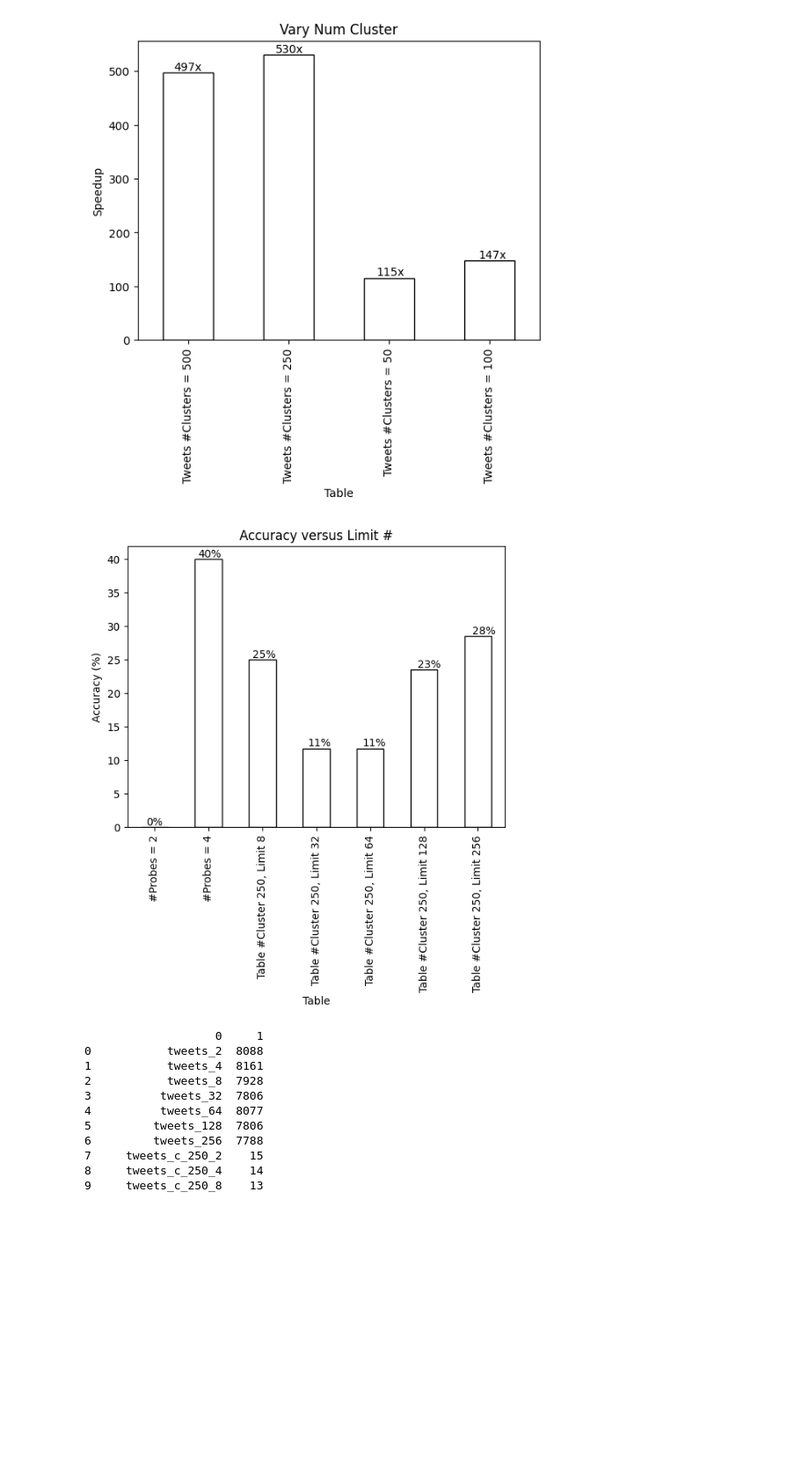
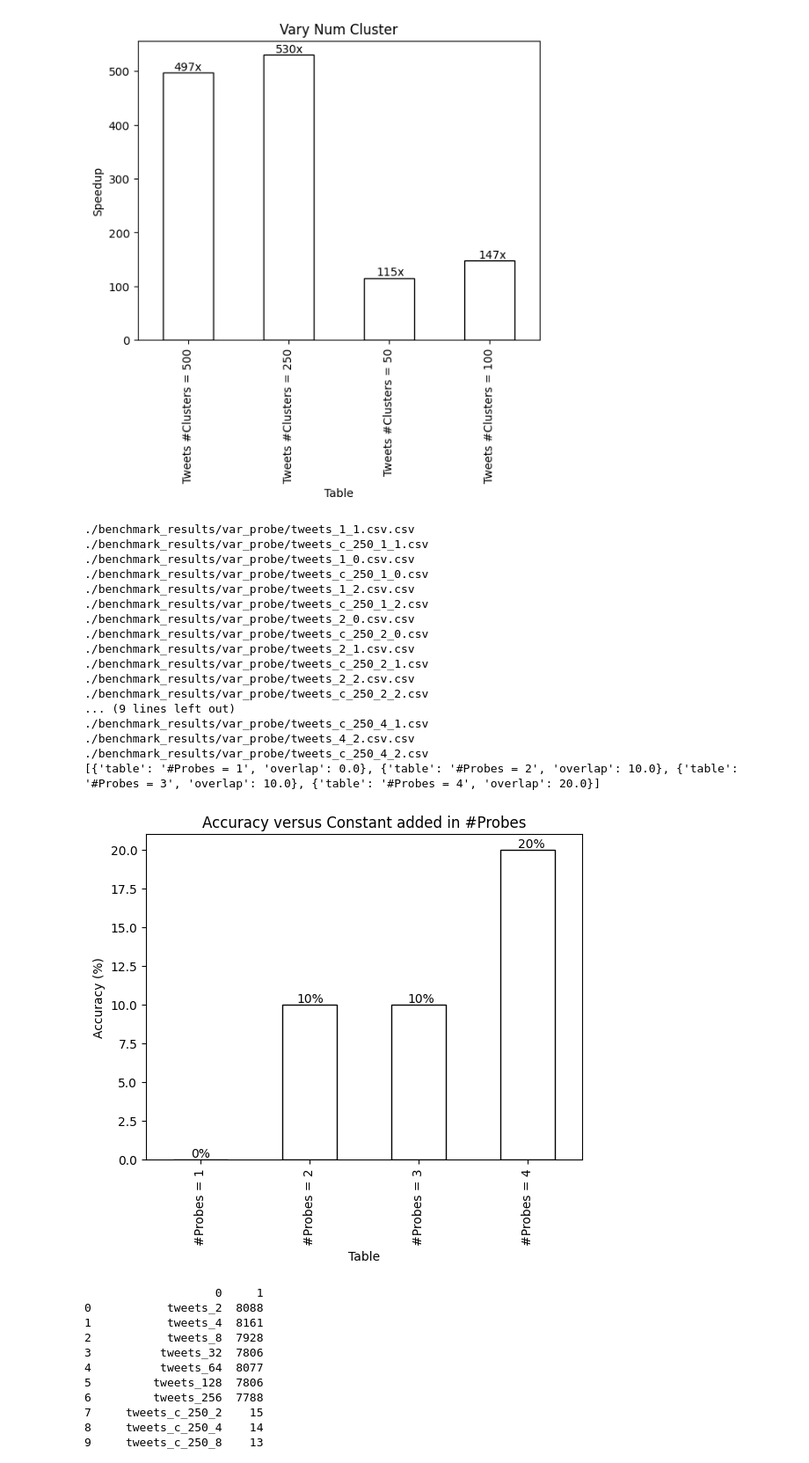
Before and after one commit to PeterHolderrieth/AILIKE, a Jupyter notebook: go-db/godb/plot.ipynb, the cells around one changed output. Shown at 88% size. Saved outputs shown, nothing was run; the diff lists cells and outputs as text; code cells hidden in the pictures; blank space fills up the shorter version.

Commit message:
can plot with new accuracy

```diff
--- a/go-db/godb/benchmark_results/Untitled.ipynb
+++ b/go-db/godb/plot.ipynb
@@ -54,17 +55,19 @@ def plot_accuracy(dir, comparisons, name="result"):
 
     percentages = []
     for table in comparisons:
-        baseline_file = f"{dir}/{comparisons[table]}.csv"
-        table_file = f"{dir}/{table}.csv"
-
-        with open(f"{dir}/{comparisons[table]}.csv", 'r') as file:
-            base_lines_data = file.readlines()
-        with open(f"{dir}/{table}.csv", 'r') as file:
-            table_file = file.readlines()
-
-        intersection = set(base_lines_data) & set(table_file)
-        percentage = (len(intersection) / min(len(base_lines_data), len(table_file))) * 100
-        percentages.append({'table': real_names[table], 'overlap' : percentage})
+        files = [filename for filename in os.listdir(dir) if filename.startswith(table + "_")]
+        percentage_local = []
+        for file in files:
+            print(f"{dir}/{file.replace(table, comparisons[table])}.csv")
+            print(f"{dir}/{file}")
+            with open(f"{dir}/{file.replace(table, comparisons[table])}", 'r') as f:
+                base_lines_data = f.readlines()
+            with open(f"{dir}/{file}", 'r') as f:
+                table_file = f.readlines()
+            intersection = set(base_lines_data) & set(table_file)
+            percentage_local.append((len(intersection) / min(len(base_lines_data), len(table_file))) * 100)
+        percentages.append({'table': real_names[table], 'overlap' : sum(percentage_local)/ len(percentage_local)})
+    print(percentages)
 
     result = pd.DataFrame(percentages)
     ax = result.plot(kind='bar', x='table', y='overlap', legend=False, color='none', edgecolor='black')
@@ -77,15 +80,46 @@ def plot_accuracy(dir, comparisons, name="result"):
     plt.savefig(f'{dir}/accuracy.png')
     plt.show()
 # %%
+# comps = {}
+# for num in [2, 4, 8, 32, 64, 128, 256]:
+#     comps[f"tweets_c_250_"+str(num)] = f"tweets_"+str(num)
+
+# plot_accuracy("/Users/manyab/AILIKE/go-db/godb/benchmark_results/var_n",
+#                comps,
+#                name = "Accuracy versus Limit #",)
+
+# Run after other wise it will be conflict with limit
+vary_probes = [i for i in range(1, 5)]
+for n in vary_probes:
+    real_names[f"tweets_c_250_"+str(n)] = f"#Probes = {n}"
+    real_names[f"tweets_"+str(n)] = f"Table (Without Index) #Probes = {n}"
+
 comps = {}
-for num in [2, 4, 8, 32, 64, 128, 256]:
+for num in vary_probes:
     comps[f"tweets_c_250_"+str(num)] = f"tweets_"+str(num)
 
-plot_accuracy("/Users/manyab/AILIKE/go-db/godb/benchmark_results/var_n",
+plot_accuracy("./benchmark_results/var_probe",
                comps,
-               name = "Accuracy versus Limit #",)
+               name = "Accuracy versus Constant added in #Probes",)
 # %% [output]
+./benchmark_results/var_probe/tweets_1_1.csv.csv
+./benchmark_results/var_probe/tweets_c_250_1_1.csv
+./benchmark_results/var_probe/tweets_1_0.csv.csv
+./benchmark_results/var_probe/tweets_c_250_1_0.csv
+./benchmark_results/var_probe/tweets_1_2.csv.csv
+./benchmark_results/var_probe/tweets_c_250_1_2.csv
+./benchmark_results/var_probe/tweets_2_0.csv.csv
+./benchmark_results/var_probe/tweets_c_250_2_0.csv
+./benchmark_results/var_probe/tweets_2_1.csv.csv
+./benchmark_results/var_probe/tweets_c_250_2_1.csv
+./benchmark_results/var_probe/tweets_2_2.csv.csv
+./benchmark_results/var_probe/tweets_c_250_2_2.csv
+... (9 lines left out)
+./benchmark_results/var_probe/tweets_c_250_4_1.csv
+./benchmark_results/var_probe/tweets_4_2.csv.csv
+./benchmark_results/var_probe/tweets_c_250_4_2.csv
+[{'table': '#Probes = 1', 'overlap': 0.0}, {'table': '#Probes = 2', 'overlap': 10.0}, {'table': '#Probes = 3', 'overlap': 10.0}, {'table': '#Probes = 4', 'overlap': 20.0}]
-[figure, old version]
+[figure, new version]
 # %%
 comps = {}
 for num in [2, 4, 8, 32, 64, 128, 256]:
```
Also changed, not shown: parts of 1 cell of this notebook, 18 other files.
